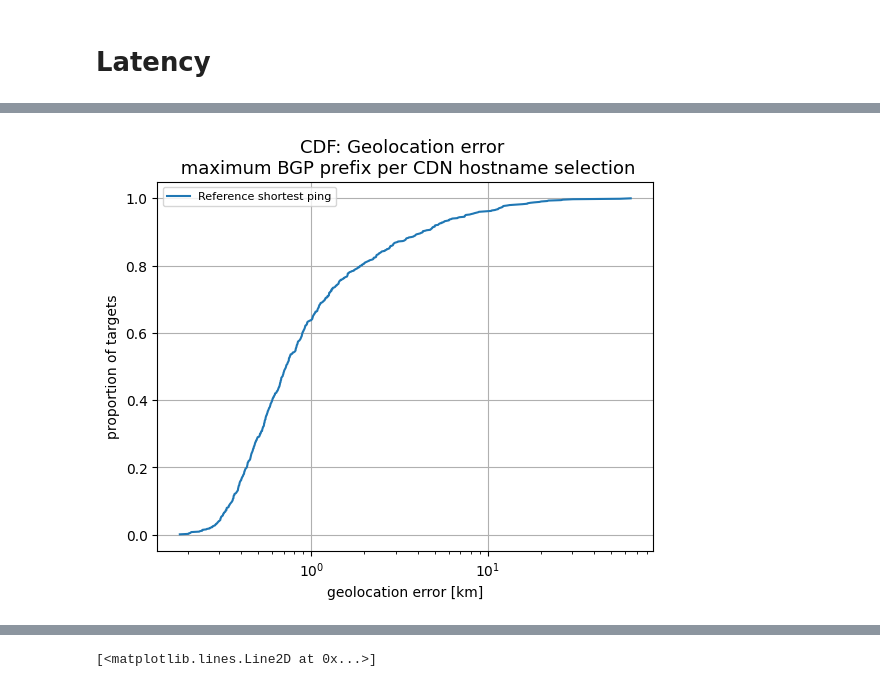
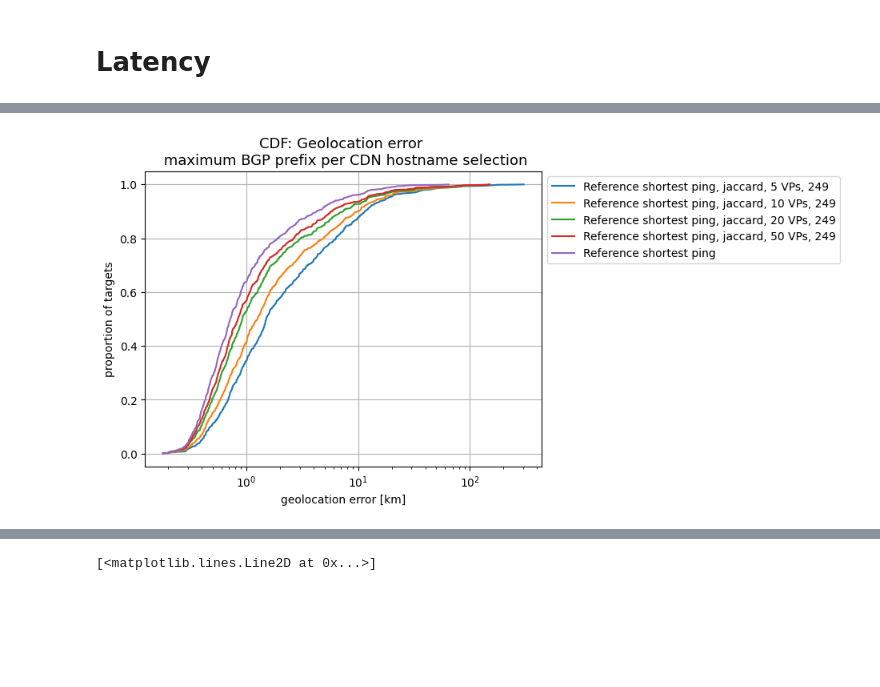
Before and after one commit to dioptra-io/georesolver, a Jupyter notebook: geogiant/evaluation/evaluation.ipynb, the cells around one changed output, grey strips where cells are left out. Drawn from its saved outputs; the diff is of its cells as text; code cells hidden in the pictures; blank space fills up the shorter version.

Commit message:
evaluation + score calculation

```diff
--- a/geogiant/evaluation/evaluation.ipynb
+++ b/geogiant/evaluation/evaluation.ipynb
@@ -355,7 +361,17 @@ eval_files = [
     # "results__AMAZON-02_10_greedy_per_cdn.pickle",
     # "results__AMAZON-02_100_greedy_per_cdn.pickle",
     # "results__AMAZON-02_500_greedy_per_cdn.pickle",
+    # "results__AMAZON-02_1000_greedy_per_cdn.pickle",
     "results__all_cdns_10_hostname_per_cdn_max_bgp_prefix.pickle",
+    # "results__10_hostname_per_cdn_per_ns_major_cdn_threshold_0.2_bgp_prefix_threshold_2.pickle",
+    # "results__10_hostname_per_cdn_per_ns_major_cdn_threshold_0.2_bgp_prefix_threshold_5.pickle",
+    # "results__10_hostname_per_cdn_per_ns_major_cdn_threshold_0.6_bgp_prefix_threshold_2.pickle",
+    # "results__10_hostname_per_cdn_per_ns_major_cdn_threshold_0.2_bgp_prefix_threshold_2.pickle",
+    # "results__10_hostname_per_cdn_per_ns_major_cdn_threshold_0.2_bgp_prefix_threshold_5.pickle",
+    # "results__10_hostname_per_cdn_per_ns_major_cdn_threshold_0.2_bgp_prefix_threshold_10.pickle",
+    # "results__10_hostname_per_cdn_per_ns_major_cdn_threshold_0.6_bgp_prefix_threshold_2.pickle",
+    # "results__10_hostname_per_cdn_per_ns_major_cdn_threshold_0.6_bgp_prefix_threshold_10.pickle",
+    # "results__10_hostname_per_cdn_per_ns_major_cdn_threshold_0.8_bgp_prefix_threshold_10.pickle",
 ]
 
 fig, ax1 = plt.subplots(1, 1)
@@ -364,30 +380,43 @@ for file in eval_files:
 
     eval: EvalResults = load_pickle(path_settings.RESULTS_PATH / file)
 
-    results_answer_subnet = eval.results_answer_subnets
+    results_answer_subnet = eval.results_answer_bgp_prefixes
 
     score_config = eval.target_scores.score_config
     for cdn, hostnames in score_config["hostname_per_cdn"].items():
         logger.info(f"CDN:: {cdn}, {len(hostnames)} hostnames selected")
 
-    d_error_per_budget = defaultdict(list)
-    for target, target_results in results_answer_subnet.items():
-        for budget, ecs_shortest_ping_vp in target_results[
-            "ecs_shortest_ping_vp_per_budget"
+    d_error_per_budget = defaultdict(dict)
+    for target, target_results_per_metric in results_answer_subnet.items():
+        for metric, target_results in target_results_per_metric[
+            "result_per_metric"
         ].items():
-            d_error_per_budget[budget].append(ecs_shortest_ping_vp["rtt"])
+            if not metric in ["jaccard"]:
+                continue
+            for budget, ecs_shortest_ping_vp in target_results[
+                "ecs_shortest_ping_vp_per_budget"
+            ].items():
+                try:
+                    d_error_per_budget[metric][budget].append(
+                        ecs_shortest_ping_vp["rtt"]
+                    )
+                except KeyError:
+                    d_error_per_budget[metric][budget] = [ecs_shortest_ping_vp["rtt"]]
 
-    for budget, d_errors in d_error_per_budget.items():
-        if budget in [50]:
-            x, y = ecdf([d for d in d_errors])
-            m_error = round(np.median(d_errors), 2)
-            ax1.plot(
-                x,
-                y,
-                label=f"Reference shortest ping, {budget} VPs, {len(eval.target_scores.hostnames)}",
-            )
+    for metric in d_error_per_budget:
+        for budget, d_errors in d_error_per_budget[metric].items():
+            if budget in [5, 10, 20, 50]:
+                x, y = ecdf([d for d in d_errors])
+                m_error = round(np.median(d_errors), 2)
+                ax1.plot(
+                    x,
+                    y,
+                    label=f"Reference shortest ping, {metric}, {budget} VPs, {len(eval.target_scores.hostnames)}",
+                )
 
-            logger.info(f"ECS shortest ping:: median_error={round(m_error, 2)} [km]")
+                logger.info(
+                    f"ECS shortest ping:: {metric}, median_error={round(m_error, 2)} [km]"
+                )
 
 
 ref_shortest_ping_m_d = get_median_rtt_error(
@@ -406,6 +435,7 @@ logger.info(
 plt.xlabel("geolocation error [km]")
 plt.ylabel("proportion of targets")
 plt.legend(loc="upper left", fontsize=8)
+plt.legend(bbox_to_anchor=(1, 1))
 plt.xscale("log")
 plt.grid()
 plt.title(
@@ -435,4 +465,4 @@ plt.show()
-[figure, old version]
+[figure, new version]
 # %%
 count = 0
 for target, target_result in results_answer_subnet.items():
```
Also changed, not shown: parts of 4 cells of this notebook, 13 other files.
